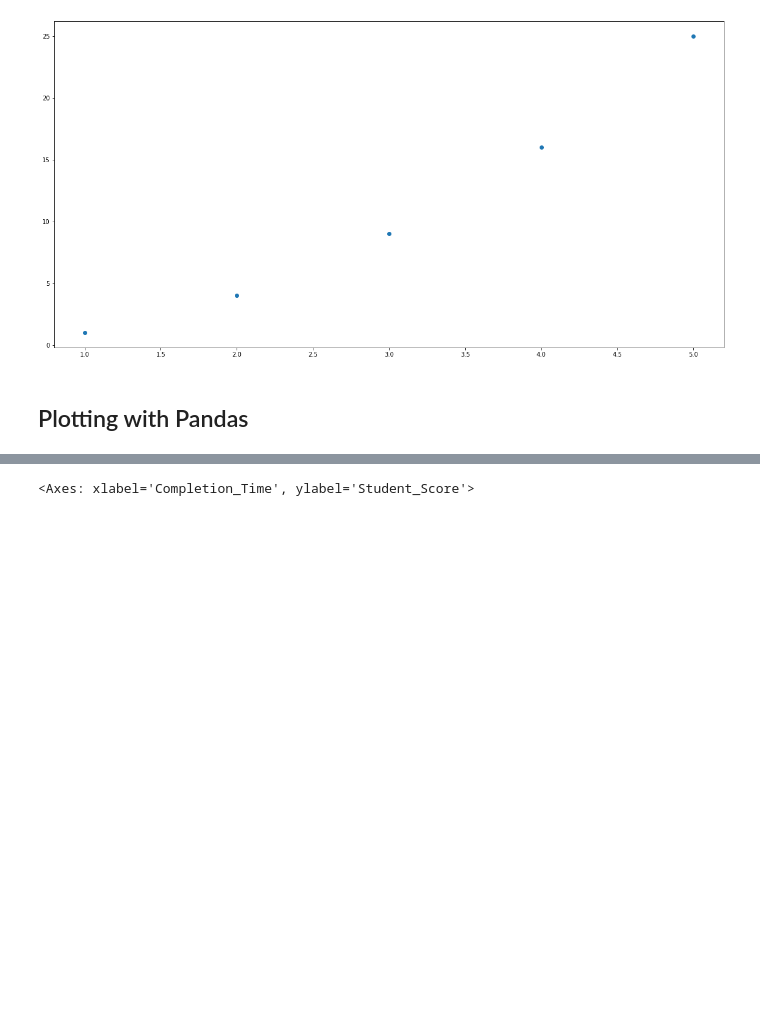
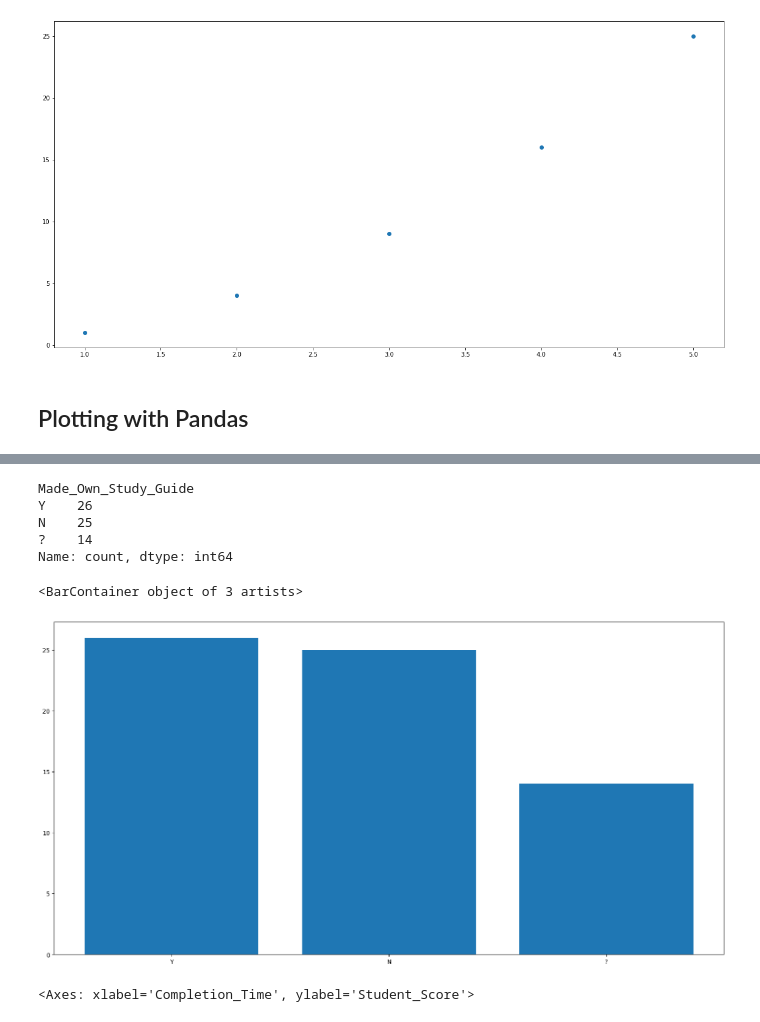
Before and after one commit to ist256/fall2023, a Jupyter notebook: lessons/13-visualization/WMC1-Matplotlib.ipynb, the cells around one changed output, grey strips where cells are left out. Drawn from its saved outputs; the diff is of its cells as text; code cells hidden in the pictures; blank space fills up the shorter version.

```diff
--- a/lessons/13-visualization/WMC1-Matplotlib.ipynb
+++ b/lessons/13-visualization/WMC1-Matplotlib.ipynb
@@ -113,3 +113,17 @@ scores.sample(10)
+# %%
+sg = scores['Made_Own_Study_Guide'].value_counts()
+sg
+# %% [output]
+Made_Own_Study_Guide
+Y    26
+N    25
+?    14
+Name: count, dtype: int64
+# %%
+plt.bar(x=sg.index,height=sg.values)
+# %% [output]
+<BarContainer object of 3 artists>
+[figure, added]
 # %%
 # Plotting with Pandas is a bit more expressive
 scores.plot.scatter(x ='Completion_Time', y ='Student_Score' )
```
Also changed, not shown: parts of 2 cells of this notebook, 5 other files.
